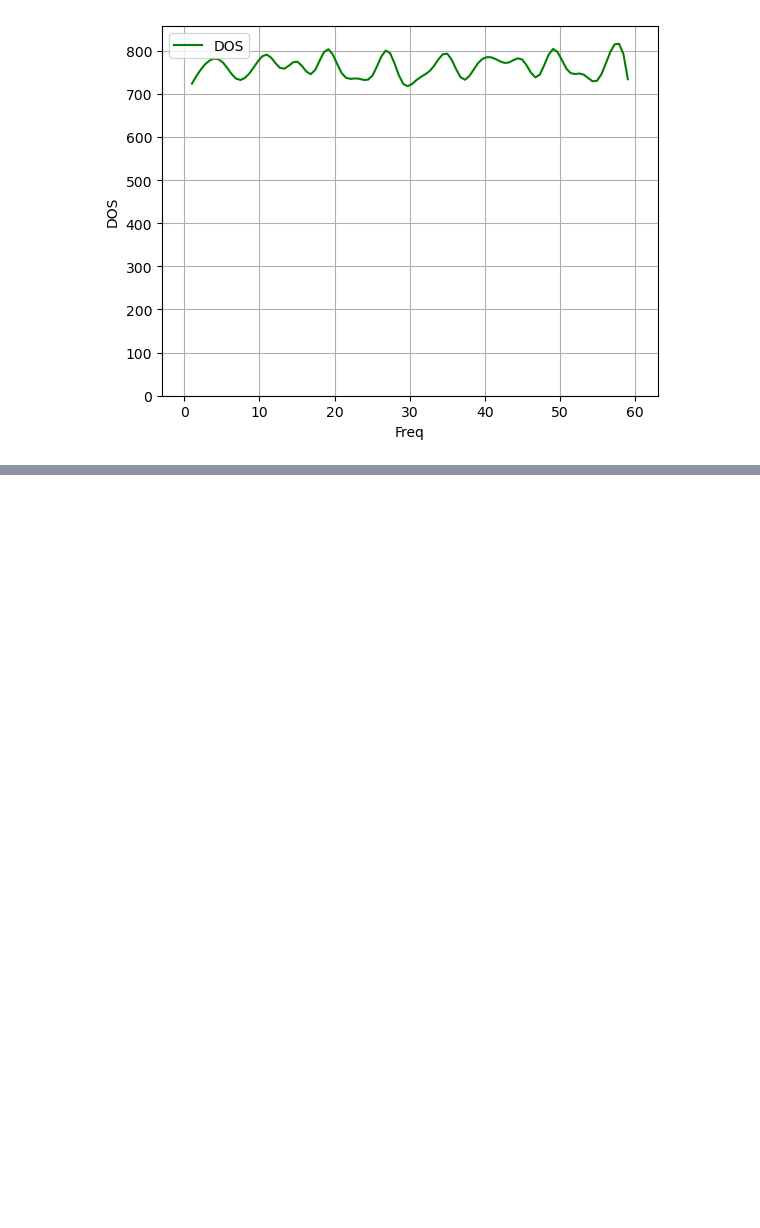
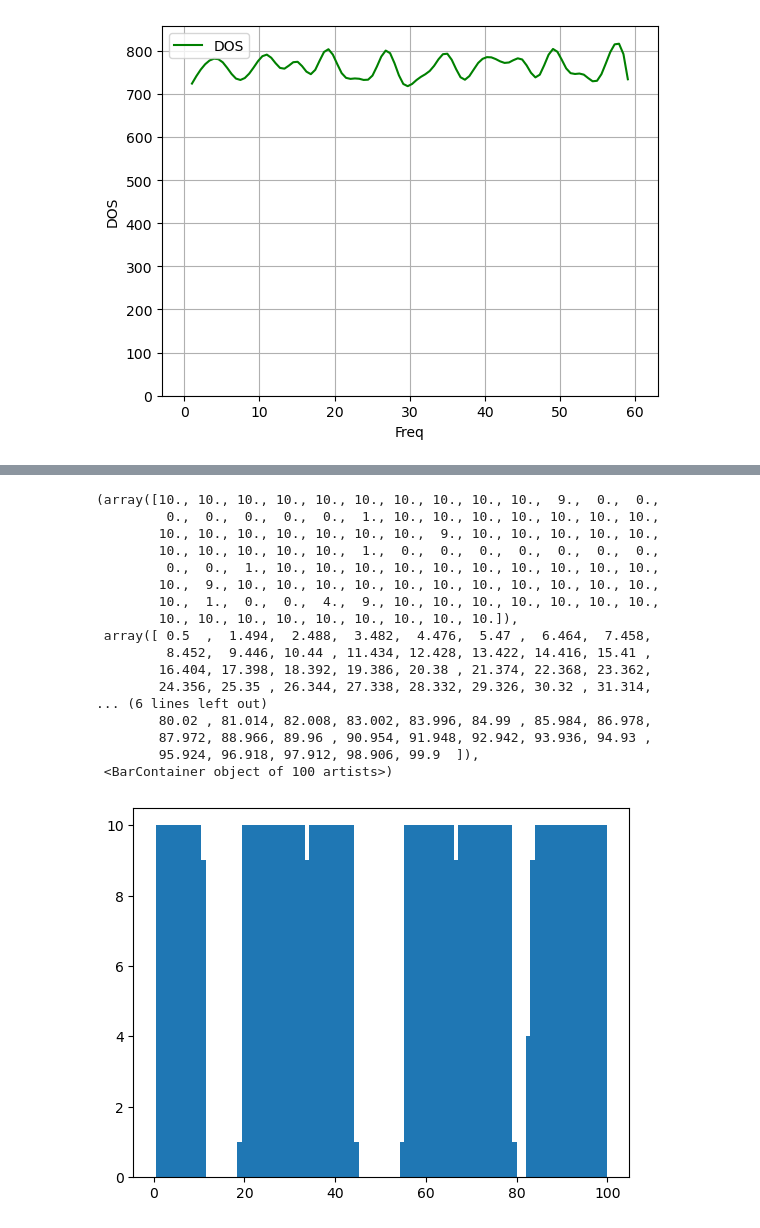
Before and after one commit to Jwpr-dpr/Tesis, a Jupyter notebook: CristalFotonico.ipynb, the cells around one changed output, grey strips where cells are left out. Drawn from its saved outputs; the diff is of its cells as text; code cells hidden in the pictures; blank space fills up the shorter version.

```diff
--- a/CristalFotonico.ipynb
+++ b/CristalFotonico.ipynb
@@ -211,0 +252,4 @@ plt.show()
+# %%
+with open('fre.txt','r') as archivo:
+    lineas = [float(linea.strip()) for linea in archivo.readlines()]
+lineas
@@ -211,0 +274,21 @@ plt.show()
+# %%
+plt.hist(lineas,bins=100)
+# %% [output]
+(array([10., 10., 10., 10., 10., 10., 10., 10., 10., 10.,  9.,  0.,  0.,
+         0.,  0.,  0.,  0.,  0.,  1., 10., 10., 10., 10., 10., 10., 10.,
+        10., 10., 10., 10., 10., 10., 10.,  9., 10., 10., 10., 10., 10.,
+        10., 10., 10., 10., 10.,  1.,  0.,  0.,  0.,  0.,  0.,  0.,  0.,
+         0.,  0.,  1., 10., 10., 10., 10., 10., 10., 10., 10., 10., 10.,
+        10.,  9., 10., 10., 10., 10., 10., 10., 10., 10., 10., 10., 10.,
+        10.,  1.,  0.,  0.,  4.,  9., 10., 10., 10., 10., 10., 10., 10.,
+        10., 10., 10., 10., 10., 10., 10., 10., 10.]),
+ array([ 0.5  ,  1.494,  2.488,  3.482,  4.476,  5.47 ,  6.464,  7.458,
+         8.452,  9.446, 10.44 , 11.434, 12.428, 13.422, 14.416, 15.41 ,
+        16.404, 17.398, 18.392, 19.386, 20.38 , 21.374, 22.368, 23.362,
+        24.356, 25.35 , 26.344, 27.338, 28.332, 29.326, 30.32 , 31.314,
+... (6 lines left out)
+        80.02 , 81.014, 82.008, 83.002, 83.996, 84.99 , 85.984, 86.978,
+        87.972, 88.966, 89.96 , 90.954, 91.948, 92.942, 93.936, 94.93 ,
+        95.924, 96.918, 97.912, 98.906, 99.9  ]),
+ <BarContainer object of 100 artists>)
+[figure, added]
```
Also changed, not shown: parts of 13 cells of this notebook, 2 other files.
